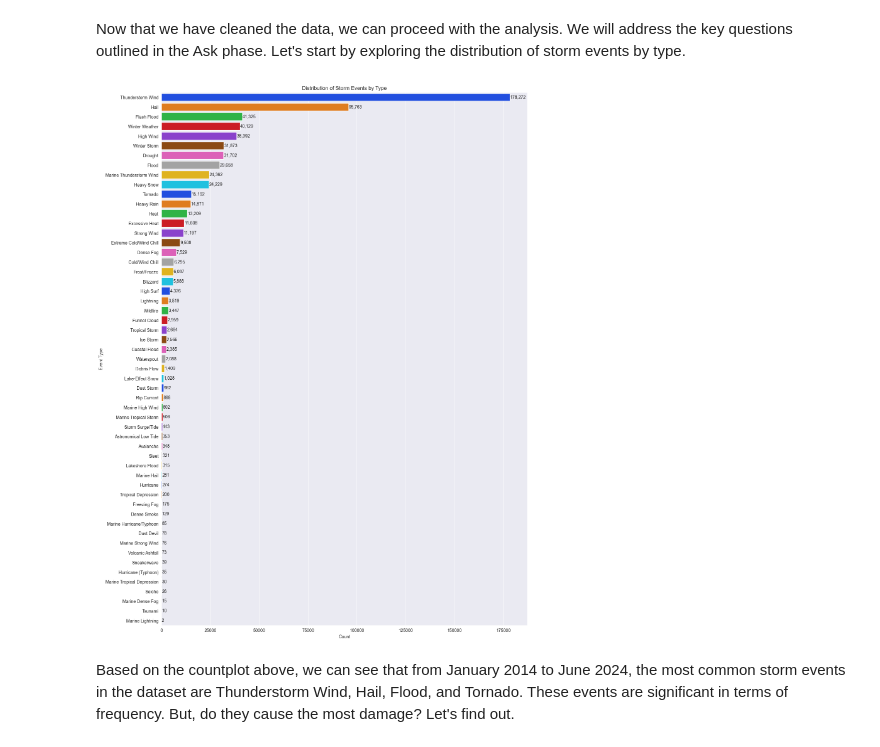
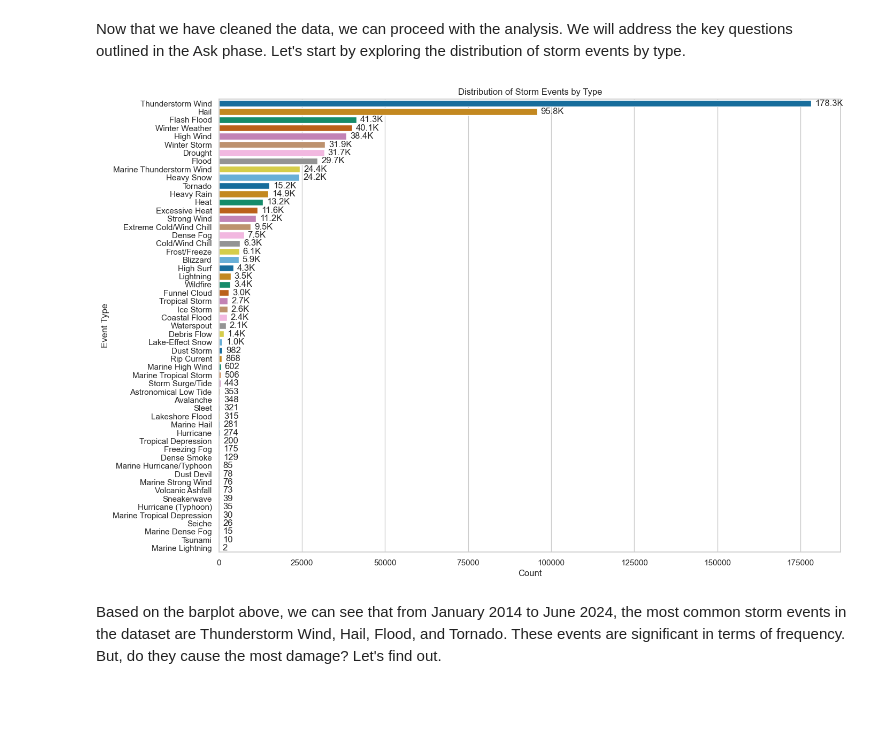
Before and after one commit to quiinthieu/us-storm-events, a Jupyter notebook: sample_part_1.ipynb, the cells around one changed output. Saved outputs shown, nothing was run; the diff lists cells and outputs as text; code cells hidden in the pictures; blank space fills up the shorter version.

Commit message:
Explore the frequency and damage of different event types

```diff
--- a/sample_part_1.ipynb
+++ b/sample_part_1.ipynb
@@ -195,7 +190,6 @@ df_details['begin_date_time'] = pd.to_datetime(df_details['begin_date_time'], fo
 df_details['end_date_time'] = pd.to_datetime(df_details['end_date_time'], format='%d-%b-%y %H:%M:%S')
 
 # Convert `state_fips`, `month_name`, `event_type`, `cz_type`, `magnitude_type`, `tor_other_cz_state`, `tor_f_scale` to categorical type
-df_details['state_fips'] = df_details['state_fips'].astype('category')
 df_details['month_name'] = df_details['month_name'].astype('category')
 df_details['event_type'] = df_details['event_type'].astype('category')
 df_details['cz_type'] = df_details['cz_type'].astype('category')
@@ -203,5 +197,8 @@ df_details['magnitude_type'] = df_details['magnitude_type'].astype('category')
 df_details['tor_other_cz_state'] = df_details['tor_other_cz_state'].astype('category')
 df_details['tor_f_scale'] = df_details['tor_f_scale'].astype('category')
 
+# Convert `state_fips` to type string with zero-padding to two digits
+df_details['state_fips'] = df_details['state_fips'].astype(str).str.zfill(2)
+
 # Convert `tor_other_cz_fips` to integer type
 df_details['tor_other_cz_fips'] = df_details['tor_other_cz_fips'].astype('Int64')
@@ -684,5 +716,0 @@ def plot_event_distribution(df, figsize=(15, 6), top_n=None, year=None):
-# %%
-# Plot the distribution of storm events by type and display the count
-plot_event_distribution(df_details, figsize=(15, 22))
-# %% [output]
-[figure, removed]
@@ -689,2 +761,10 @@ plot_event_distribution(df_details, figsize=(15, 22))
+# %%
+# Plot the distribution of storm events by type sort by count
+event_counts = df_details['event_type'].value_counts().reset_index()
+event_counts.columns = ['event_type', 'count']
+
+plot_bar_chart(data=event_counts, x='count', y='event_type', title='Distribution of Storm Events by Type', xlabel='Count', ylabel='Event Type', figsize=(15, 11))
+# %% [output]
+[figure, added]
 # %% [markdown]
-Based on the countplot above, we can see that from January 2014 to June 2024, the most common storm events in the dataset are Thunderstorm Wind, Hail, Flood, and Tornado. These events are significant in terms of frequency. But, do they cause the most damage? Let's find out.
+Based on the barplot above, we can see that from January 2014 to June 2024, the most common storm events in the dataset are Thunderstorm Wind, Hail, Flood, and Tornado. These events are significant in terms of frequency. But, do they cause the most damage? Let's find out.
```
Also changed, not shown: parts of 16 cells of this notebook, 2 other files.
